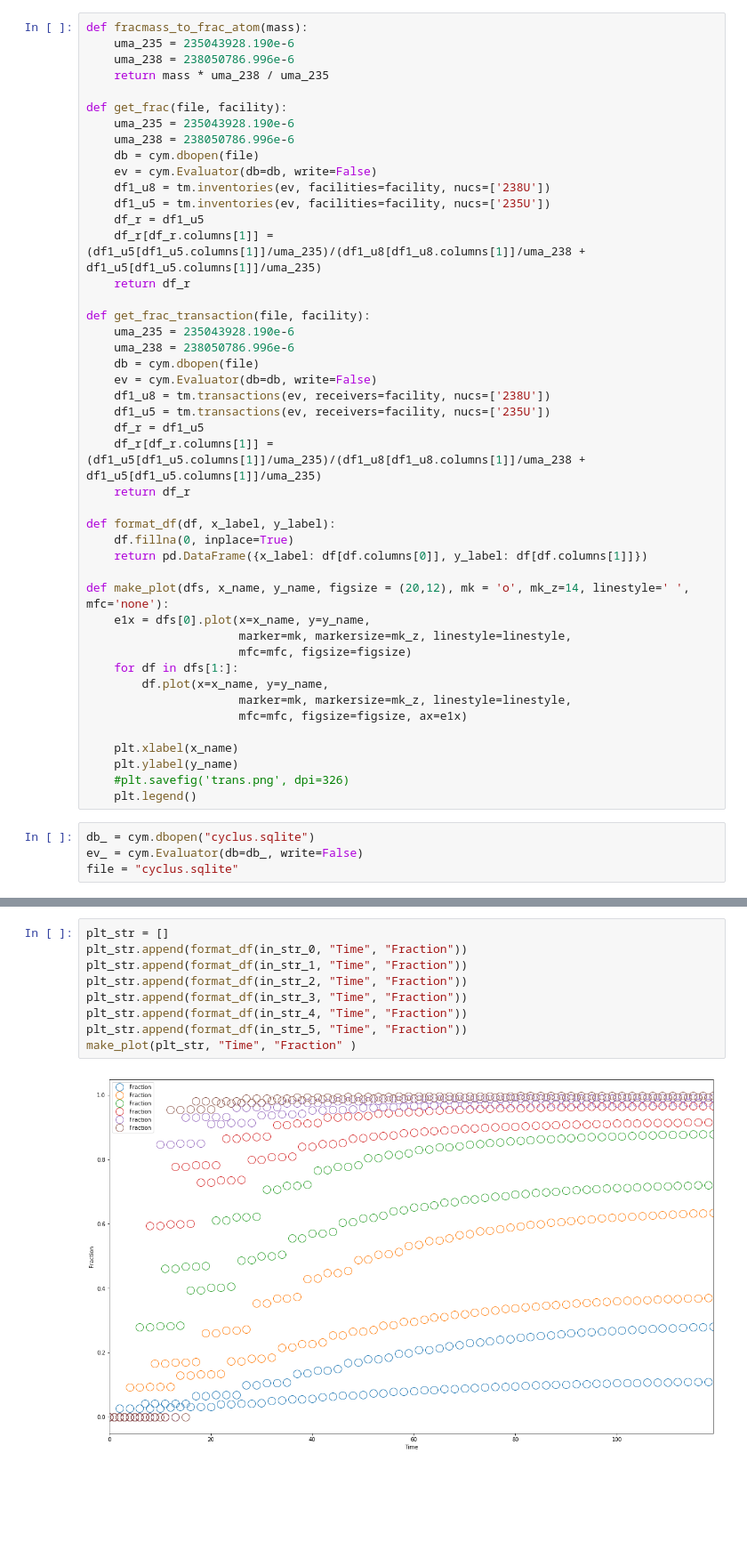
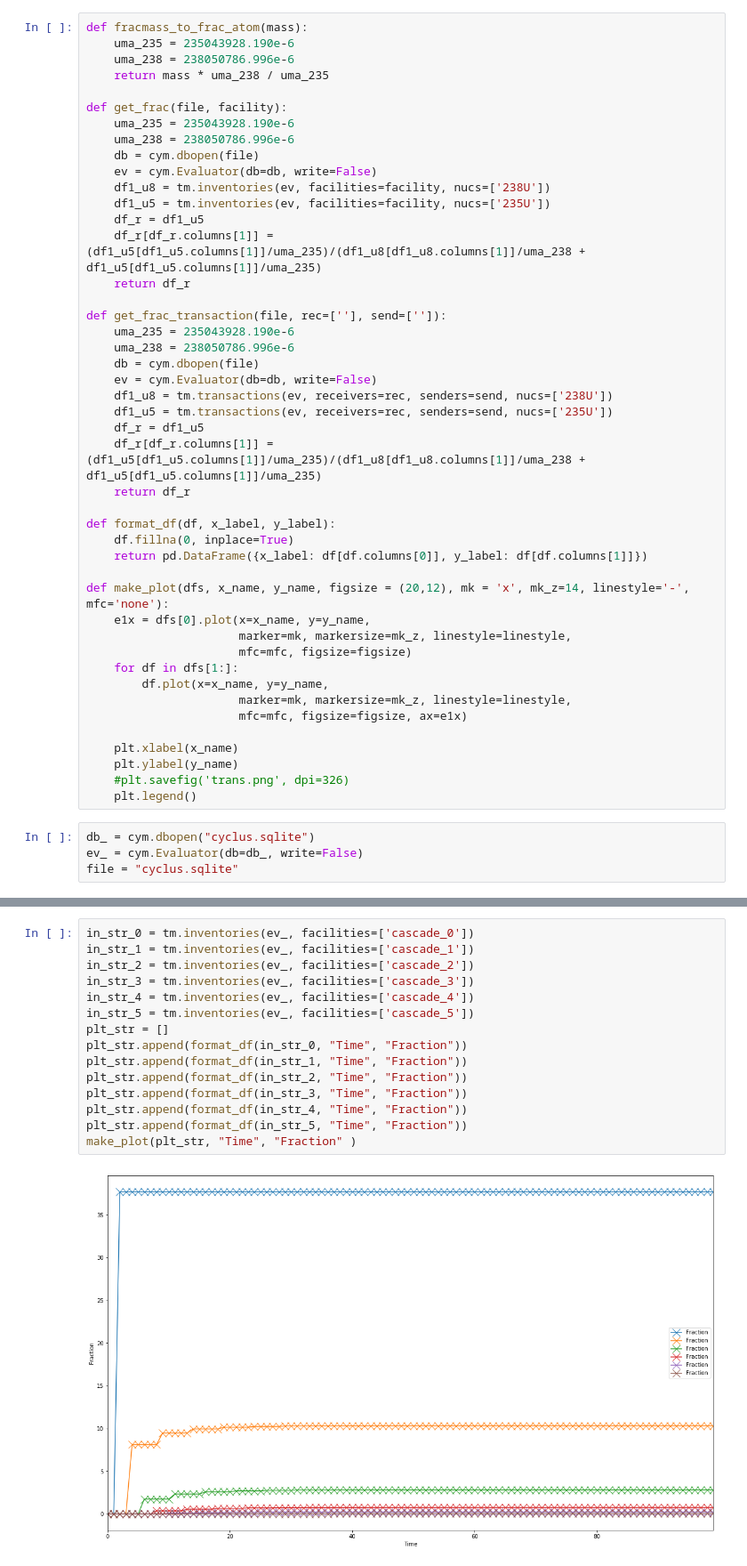
Before and after one commit to bam241/cyclus_jcpoa, a Jupyter notebook: cascade.ipynb, the cells around one changed output, grey strips where cells are left out. Shown at 89% size. Drawn from its saved outputs; the diff is of its cells as text; blank space fills up the shorter version.

```diff
--- a/cascade.ipynb
+++ b/cascade.ipynb
@@ -24,13 +24,13 @@ def get_frac(file, facility):
     df_r[df_r.columns[1]] = (df1_u5[df1_u5.columns[1]]/uma_235)/(df1_u8[df1_u8.columns[1]]/uma_238 + df1_u5[df1_u5.columns[1]]/uma_235)
     return df_r
 
-def get_frac_transaction(file, facility):
+def get_frac_transaction(file, rec=[''], send=['']):
     uma_235 = 235043928.190e-6
     uma_238 = 238050786.996e-6
     db = cym.dbopen(file)
     ev = cym.Evaluator(db=db, write=False)
-    df1_u8 = tm.transactions(ev, receivers=facility, nucs=['238U'])
-    df1_u5 = tm.transactions(ev, receivers=facility, nucs=['235U'])
+    df1_u8 = tm.transactions(ev, receivers=rec, senders=send, nucs=['238U'])
+    df1_u5 = tm.transactions(ev, receivers=rec, senders=send, nucs=['235U'])
     df_r = df1_u5
     df_r[df_r.columns[1]] = (df1_u5[df1_u5.columns[1]]/uma_235)/(df1_u8[df1_u8.columns[1]]/uma_238 + df1_u5[df1_u5.columns[1]]/uma_235)
     return df_r
@@ -39,7 +39,7 @@ def format_df(df, x_label, y_label):
     df.fillna(0, inplace=True)
     return pd.DataFrame({x_label: df[df.columns[0]], y_label: df[df.columns[1]]})
 
-def make_plot(dfs, x_name, y_name, figsize = (20,12), mk = 'o', mk_z=14, linestyle=' ', mfc='none'):
+def make_plot(dfs, x_name, y_name, figsize = (20,12), mk = 'x', mk_z=14, linestyle='-', mfc='none'):
     e1x = dfs[0].plot(x=x_name, y=y_name,
                       marker=mk, markersize=mk_z, linestyle=linestyle,
                       mfc=mfc, figsize=figsize)
@@ -71,11 +116,17 @@ in_str_5 = get_frac_transaction(file, ['storage_5'])
 # %%
+in_str_0 = tm.inventories(ev_, facilities=['cascade_0'])
+in_str_1 = tm.inventories(ev_, facilities=['cascade_1'])
+in_str_2 = tm.inventories(ev_, facilities=['cascade_2'])
+in_str_3 = tm.inventories(ev_, facilities=['cascade_3'])
+in_str_4 = tm.inventories(ev_, facilities=['cascade_4'])
+in_str_5 = tm.inventories(ev_, facilities=['cascade_5'])
 plt_str = []
 plt_str.append(format_df(in_str_0, "Time", "Fraction"))
 plt_str.append(format_df(in_str_1, "Time", "Fraction"))
 plt_str.append(format_df(in_str_2, "Time", "Fraction"))
 plt_str.append(format_df(in_str_3, "Time", "Fraction"))
 plt_str.append(format_df(in_str_4, "Time", "Fraction"))
 plt_str.append(format_df(in_str_5, "Time", "Fraction"))
 make_plot(plt_str, "Time", "Fraction" )
 # %% [output]
-[figure, old version]
+[figure, new version]
```
Also changed, not shown: parts of 5 cells of this notebook, 2 other files.
